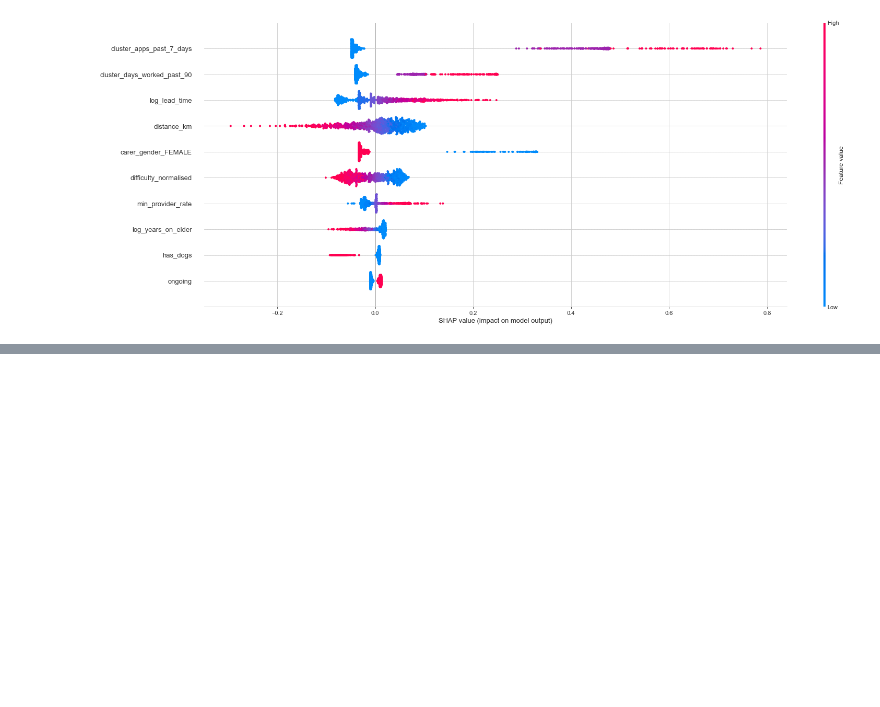
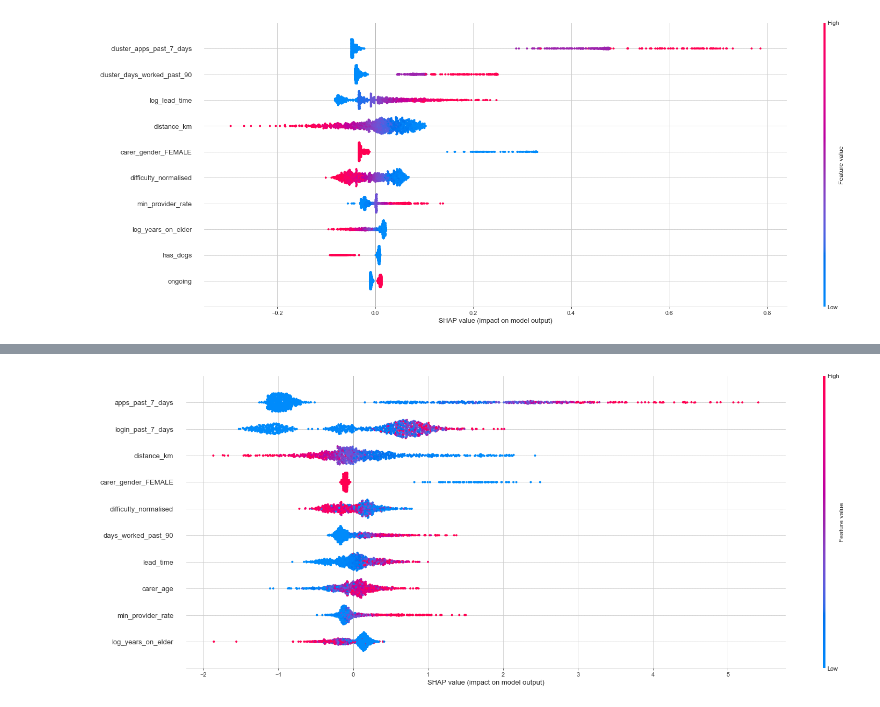
Before and after one commit to bonaventura-elder/carer_targeting, a Jupyter notebook: src/training.ipynb, the cells around one changed output, grey strips where cells are left out. Drawn from its saved outputs; the diff is of its cells as text; code cells hidden in the pictures; blank space fills up the shorter version.

```diff
--- a/src/training.ipynb
+++ b/src/training.ipynb
@@ -739,0 +809,10 @@ plot_shap_metrics(model,df,f_predictors,target)
+# %%
+masker = shap.maskers.Impute(data=scaler.transform(X_train), )
+
+tree_explainer = shap.TreeExplainer(xgb,X_train[:100], masker=masker)
+shap_values = tree_explainer.shap_values(X_eval[:1000])
+fig, ax = plt.subplots(1, 1, figsize=(25, 10))
+plt.subplot(1, 1, 1)
+shap.summary_plot(shap_values, X_eval[:1000], max_display=10, show=False, plot_size=None )
+# %% [output]
+[figure, added]
```
Also changed, not shown: parts of 36 cells of this notebook, 3 other files.
